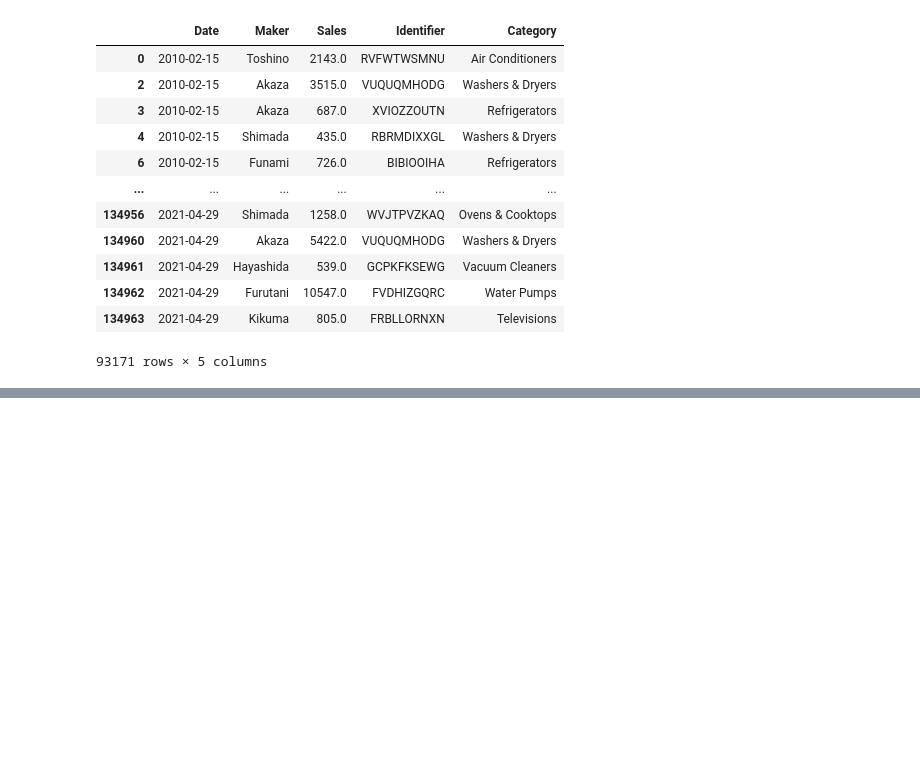
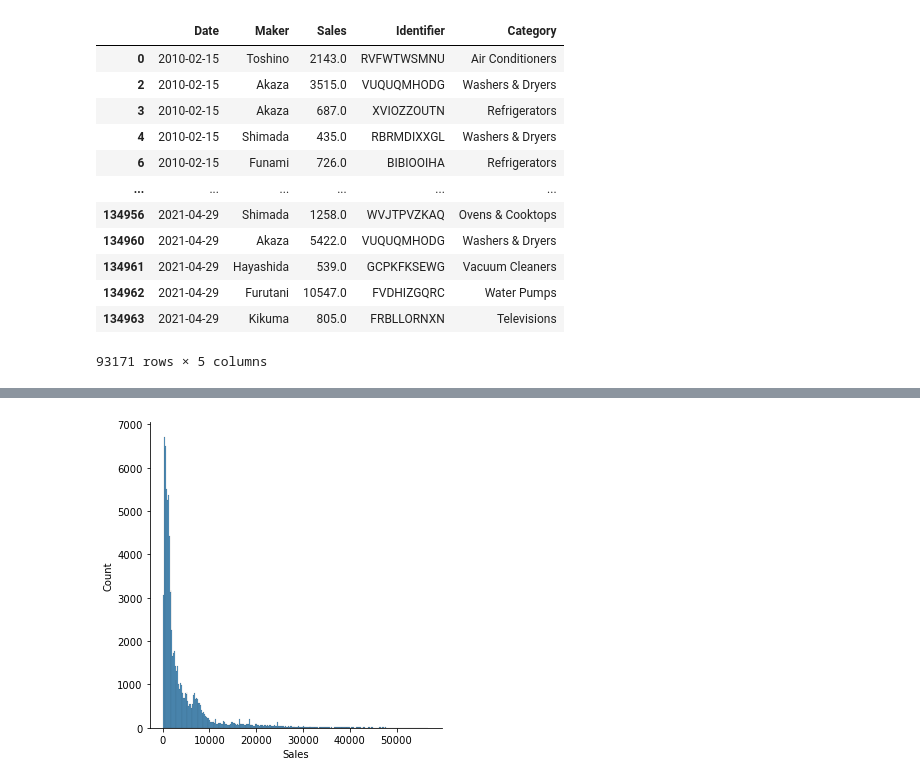
Before and after one commit to jafar-shodiq/complete-proj, a Jupyter notebook: 2021/07/apply/ilmuone-data/notebook01.ipynb, the cells around one changed output, grey strips where cells are left out. Cells and saved outputs as stored; diff of their text form; code cells hidden in the pictures; blank space fills up the shorter version.

```diff
--- a/2021/07/apply/ilmuone-data/notebook01.ipynb
+++ b/2021/07/apply/ilmuone-data/notebook01.ipynb
@@ -922,0 +1271,4 @@ df
+# %%
+sns.displot(data=df, x='Sales');
+# %% [output]
+[figure, added]
```
Also changed, not shown: parts of 74 cells of this notebook, 7 other files.
